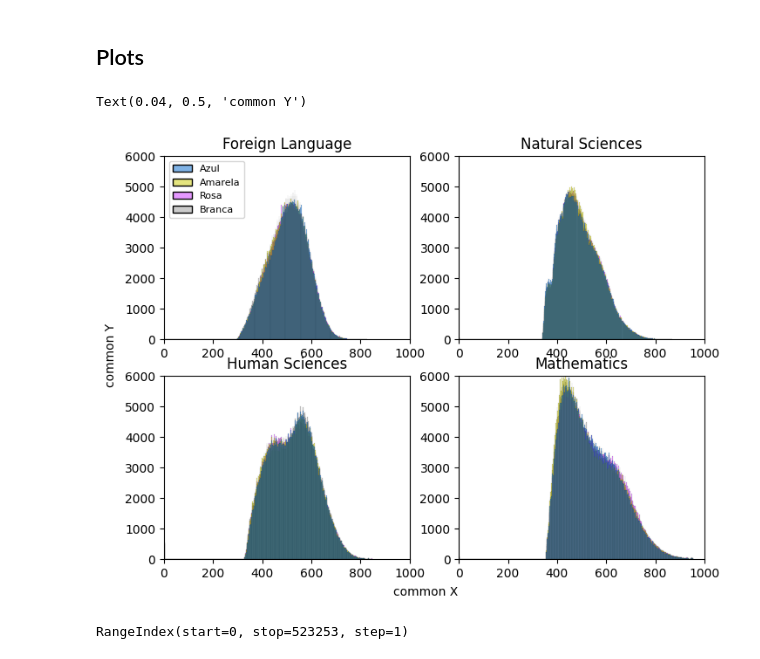
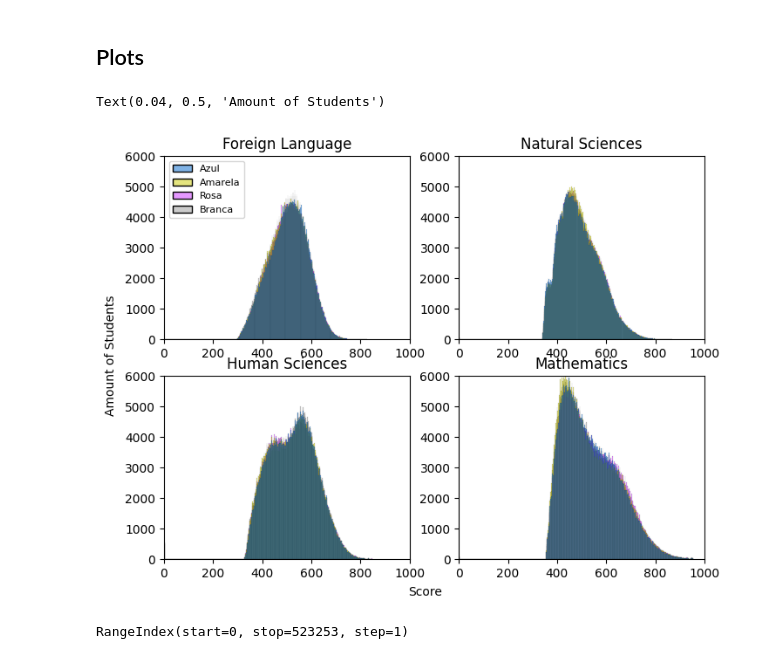
Before and after one commit to ma-ath/experiment-design, a Jupyter notebook: experiment1.ipynb, the cells around one changed output. Saved outputs shown, nothing was run; the diff lists cells and outputs as text; code cells hidden in the pictures.

```diff
--- a/experiment1.ipynb
+++ b/experiment1.ipynb
@@ -143,31 +173,31 @@ assert(len(prova_ch_amarela)+len(prova_ch_azul)+len(prova_ch_branca)+len(prova_c
 # %%
 import seaborn as sns
 import matplotlib.pyplot as plt
 
 fig, axes = plt.subplots(ncols=2, nrows=2, figsize=(8, 6))
 
 axes[0, 0].title.set_text("Foreign Language")
 axes[1, 0].title.set_text("Human Sciences")
 axes[0, 1].title.set_text("Natural Sciences")
 axes[1, 1].title.set_text("Mathematics")
 
 sns.histplot(prova_lc, ax=axes[0, 0], palette=["#0066cc", "#cccc00", "#cc33ff", "#999999"], legend=True)
 sns.histplot(prova_ch, ax=axes[1, 0], palette=["#0066cc", "#cccc00", "#999999", "#cc33ff"], legend=False)
 sns.histplot(prova_cn, ax=axes[0, 1], palette=["#0066cc", "#cccc00", "#999999", "#cc33ff"], legend=False)
 sns.histplot(prova_mt, ax=axes[1, 1], palette=["#0066cc", "#cccc00", "#cc33ff", "#999999"], legend=False)
 
 axes[0, 0].set(xlabel=None, ylabel=None, ylim=(0,6000), xlim=(0,1000))#, yticks=[])
 axes[1, 0].set(xlabel=None, ylabel=None, ylim=(0,6000), xlim=(0,1000))#, yticks=[])
 axes[0, 1].set(xlabel=None, ylabel=None, ylim=(0,6000), xlim=(0,1000))#, yticks=[])
 axes[1, 1].set(xlabel=None, ylabel=None, ylim=(0,6000), xlim=(0,1000))#, yticks=[])
 
 # Legend
 sns.move_legend(axes[0, 0], "upper left", fontsize='8')
-fig.text(0.5, 0.04, 'Amount of Students', ha='center')
-fig.text(0.04, 0.5, 'Score', va='center', rotation='vertical')
+fig.text(0.5, 0.04, 'Score', ha='center')
+fig.text(0.04, 0.5, 'Amount of Students', va='center', rotation='vertical')
 # %% [output]
-Text(0.04, 0.5, 'common Y')
+Text(0.04, 0.5, 'Amount of Students')
-[figure, old version]
+[figure, new version]
 # %%
 prova_mt.index
 # %% [output]
```
Also changed, not shown: parts of 2 cells of this notebook, 1 other file.
